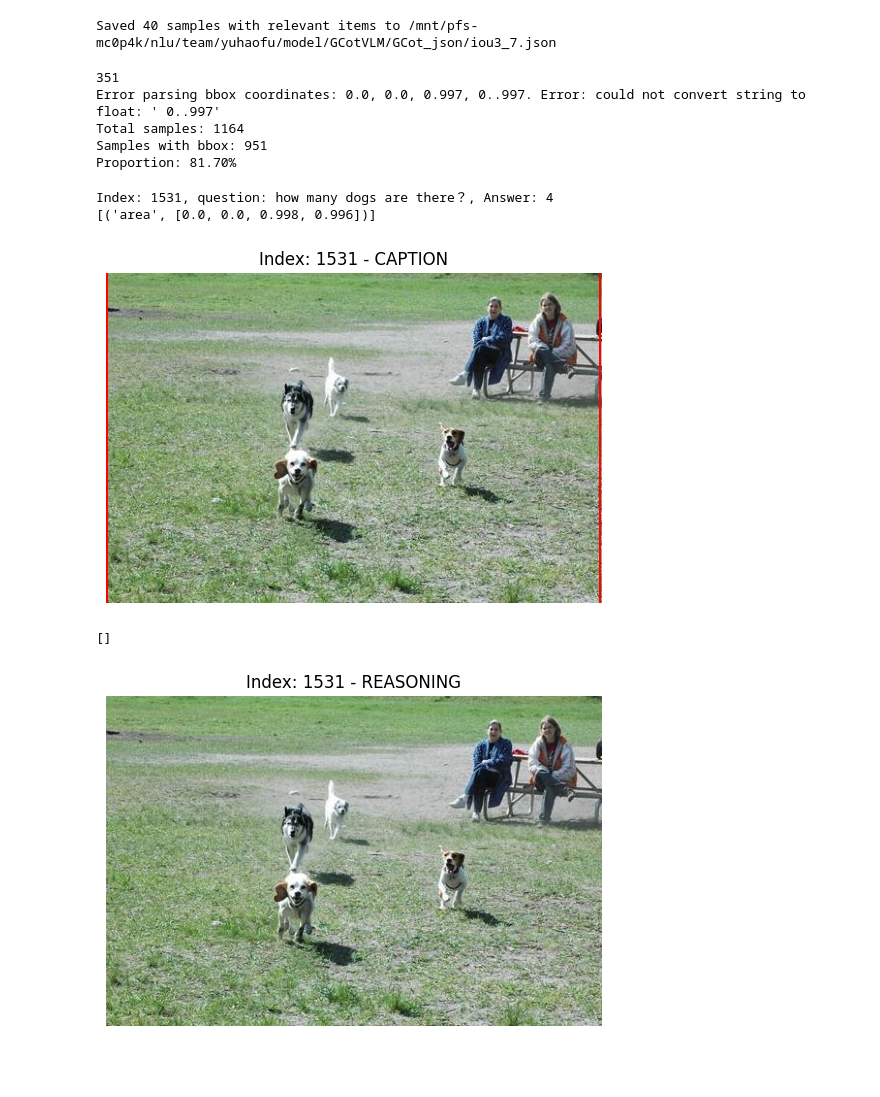
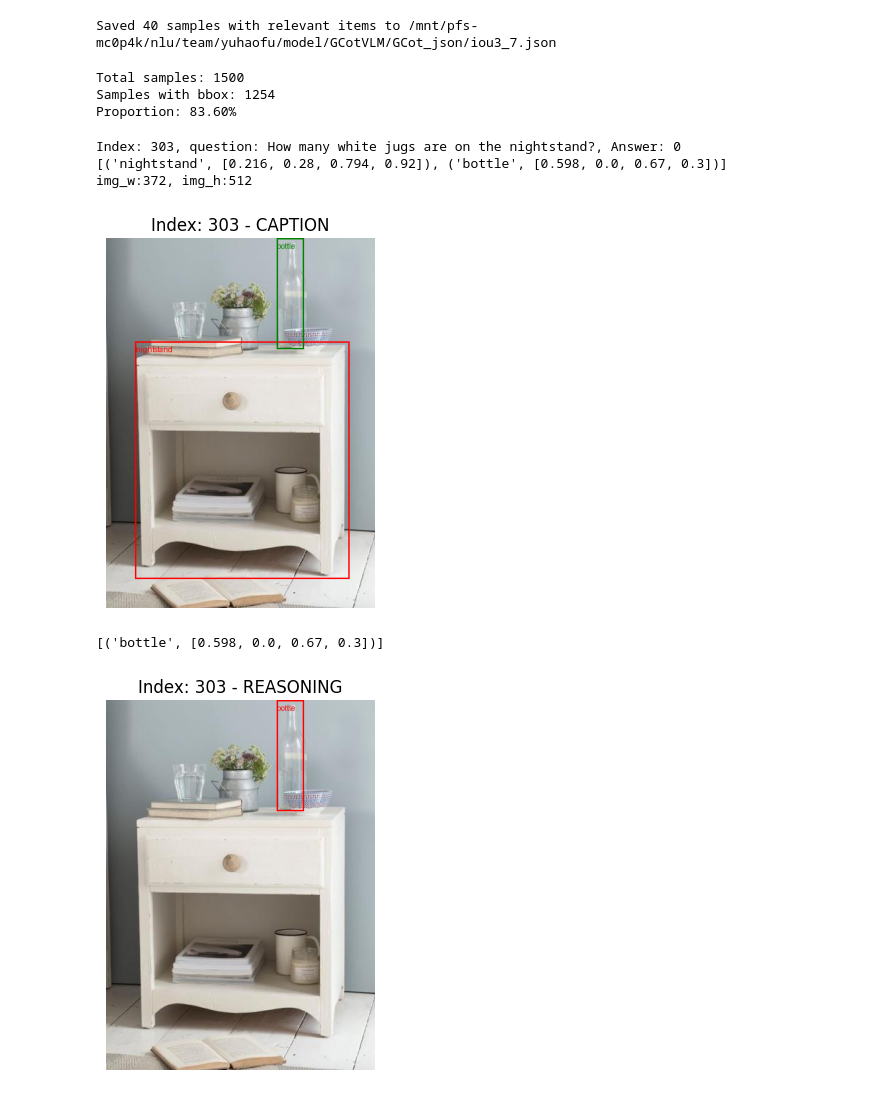
Before and after one commit to forappy/GCotVLM, a Jupyter notebook: code/data_analysis.ipynb, the cells around one changed output. Saved outputs shown, nothing was run; the diff lists cells and outputs as text; code cells hidden in the pictures; blank space fills up the shorter version.

```diff
--- a/code/data_analysis.ipynb
+++ b/code/data_analysis.ipynb
@@ -379,16 +379,17 @@ def analyze_samples(subset_df,iou_threshold):
     return average_bboxes_per_sample, proportion_iou_exceeding, unique_bboxes_count, proportion_unique_bboxes, total_bboxes
 
 # 读取Excel文件
-file_path = '/mnt/pfs-mc0p4k/nlu/team/yuhaofu/eval/VLMEvalKit/outputs/cot-1_10-iou3/T20250408_G854caaca/cot-1_10-iou3_MMStar_openai_result.xlsx'
+file_path = '/mnt/pfs-mc0p4k/nlu/team/yuhaofu/eval/VLMEvalKit/outputs/llava-cot-27000-iou3/T20250420_G854caaca/llava-cot-27000-iou3_MMStar_openai_result.xlsx'
 df = pd.read_excel(file_path, engine='openpyxl')
 
 # 分别分析答对和答错的样本
 correct_samples = df[df['hit'] == 1]
 incorrect_samples = df[df['hit'] == 0]
-iou_threshold = 0.7
+iou_threshold = 0.5
 correct_avg, correct_proportion, correct_unique_count, correct_proportion_unique, correct_total_bboxes = analyze_samples(correct_samples, iou_threshold)
 incorrect_avg, incorrect_proportion, incorrect_unique_count, incorrect_proportion_unique, incorrect_total_bboxes = analyze_samples(incorrect_samples, iou_threshold)
-
+all_samples = df
+all_avg, all_proportion, all_unique_count, all_proportion_unique, all_total_bboxes = analyze_samples(all_samples, iou_threshold)
 # 打印结果
 print("Correct Samples:")
 print(f"  correct_total_bboxes: {correct_total_bboxes}")
@@ -403,5 +404,12 @@ print(f"  Average number of bboxes per sample: {incorrect_avg}")
 print(f"  Proportion of bboxes with IoU > {iou_threshold}: {incorrect_proportion:.2%}")
 print(f"  Number of unique bounding boxes: {incorrect_unique_count}")
 print(f"  Proportion of unique bounding boxes: {incorrect_proportion_unique:.2%}")
+
+print("all Samples:")
+print(f"  all_total_bboxes: {all_total_bboxes}")
+print(f"  Average number of bboxes per sample: {all_avg}")
+print(f"  Proportion of bboxes with IoU > {iou_threshold}: {all_proportion:.2%}")
+print(f"  Number of unique bounding boxes: {all_unique_count}")
+print(f"  Proportion of unique bounding boxes: {all_proportion_unique:.2%}")
 # %% [output]
 Correct Samples:
@@ -534,7 +548,7 @@ def visualize_sample(df, index_to_visualize):
 
     print(f'Index: {id}, question: {question}, Answer: {answer}')
 
-    image_path = f'/mnt/pfs-mc0p4k/nlu/team/yuhaofu/data/images/MMBench/{index_to_visualize}.jpg'
+    image_path = f'/mnt/pfs-mc0p4k/nlu/team/yuhaofu/data/images/MMStar/{index_to_visualize}.jpg'
     prediction = row['prediction']
 
     if pd.notnull(prediction):
@@ -549,6 +563,7 @@ def visualize_sample(df, index_to_visualize):
             with Image.open(image_path) as img:
                 draw = ImageDraw.Draw(img)
                 img_w, img_h = img.size
+                print(f'img_w:{img_w}, img_h:{img_h}')
                 for i, (word, bbox) in enumerate(caption_bbox_info):
                     bbox = norm2pixel(bbox, img_w, img_h)
                     color = colors[i % len(colors)]
@@ -574,7 +589,7 @@ def visualize_sample(df, index_to_visualize):
                 plt.title(f'Index: {index_to_visualize} - REASONING')
                 plt.show()
 # 加载 Excel 文件
-df = pd.read_excel('/mnt/pfs-mc0p4k/nlu/team/yuhaofu/eval/VLMEvalKit/outputs/cot-1_10-iou3-3/T20250411_G854caaca/cot-1_10-iou3-3_MMBench_DEV_EN_openai_result.xlsx')
+df = pd.read_excel('/mnt/pfs-mc0p4k/nlu/team/yuhaofu/eval/VLMEvalKit/outputs/llava-cot-27000-iiou3-nms/T20250427_G854caaca/llava-cot-27000-iiou3-nms_MMStar_openai_result.xlsx')
 
 # 计算有bbox的样本
 total_samples = len(df)
@@ -594,24 +609,23 @@ print(f"Total samples: {total_samples}")
 print(f"Samples with bbox: {samples_with_bbox}")
 print(f"Proportion: {samples_with_bbox / total_samples:.2%}")
 # %% [output]
-351
-Error parsing bbox coordinates: 0.0, 0.0, 0.997, 0..997. Error: could not convert string to float: ' 0..997'
-Total samples: 1164
-Samples with bbox: 951
-Proportion: 81.70%
+Total samples: 1500
+Samples with bbox: 1254
+Proportion: 83.60%
 # %%
 import random
 
-idex_list = indices_with_bbox.copy()
-random.seed(42)
-random.shuffle(idex_list)
+# idex_list = indices_with_bbox.copy()
+# random.seed(42)
+# random.shuffle(idex_list)
+
+index = 303
+# visualize_sample(df, idex_list[index])
+visualize_sample(df, index)
+# %% [output]
+Index: 303, question: How many white jugs are on the nightstand?, Answer: 0
+[('nightstand', [0.216, 0.28, 0.794, 0.92]), ('bottle', [0.598, 0.0, 0.67, 0.3])]
+img_w:372, img_h:512
+[figure, added]
+[('bottle', [0.598, 0.0, 0.67, 0.3])]
+[figure, added]
-# %%
-
-index = 28
-visualize_sample(df, idex_list[index])
-# %% [output]
-Index: 1531, question: how many dogs are there？, Answer: 4
-[('area', [0.0, 0.0, 0.998, 0.996])]
-[figure, removed]
-[]
-[figure, removed]
```
Also changed, not shown: parts of 6 cells of this notebook, 4 other files.
